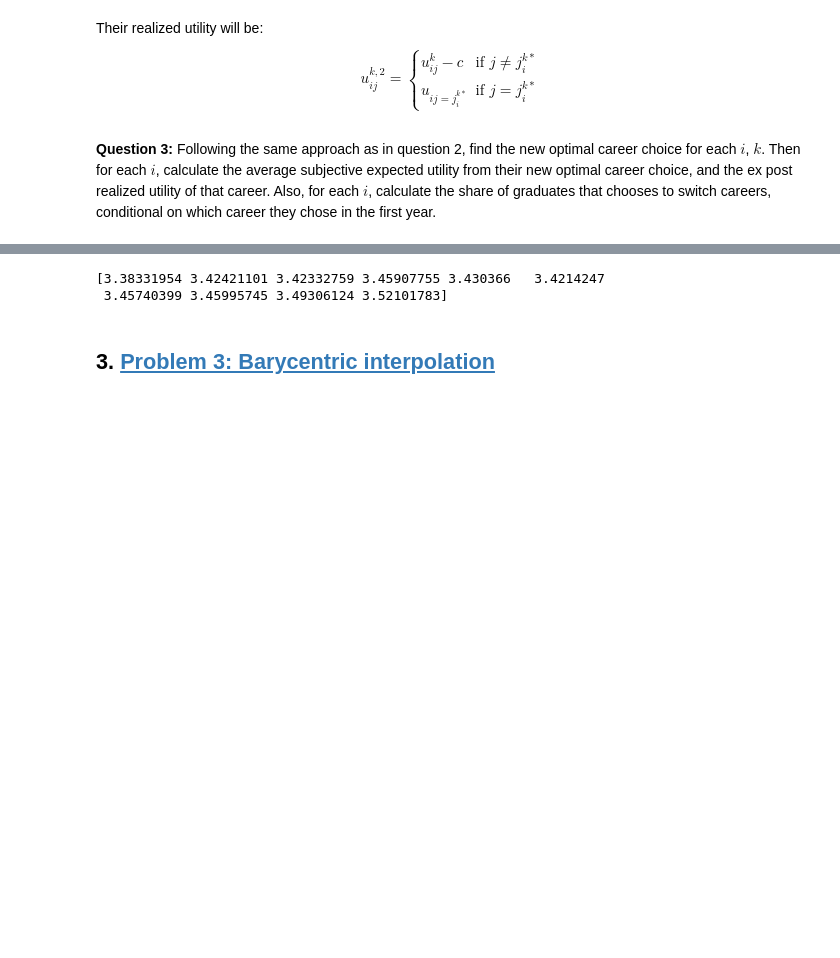
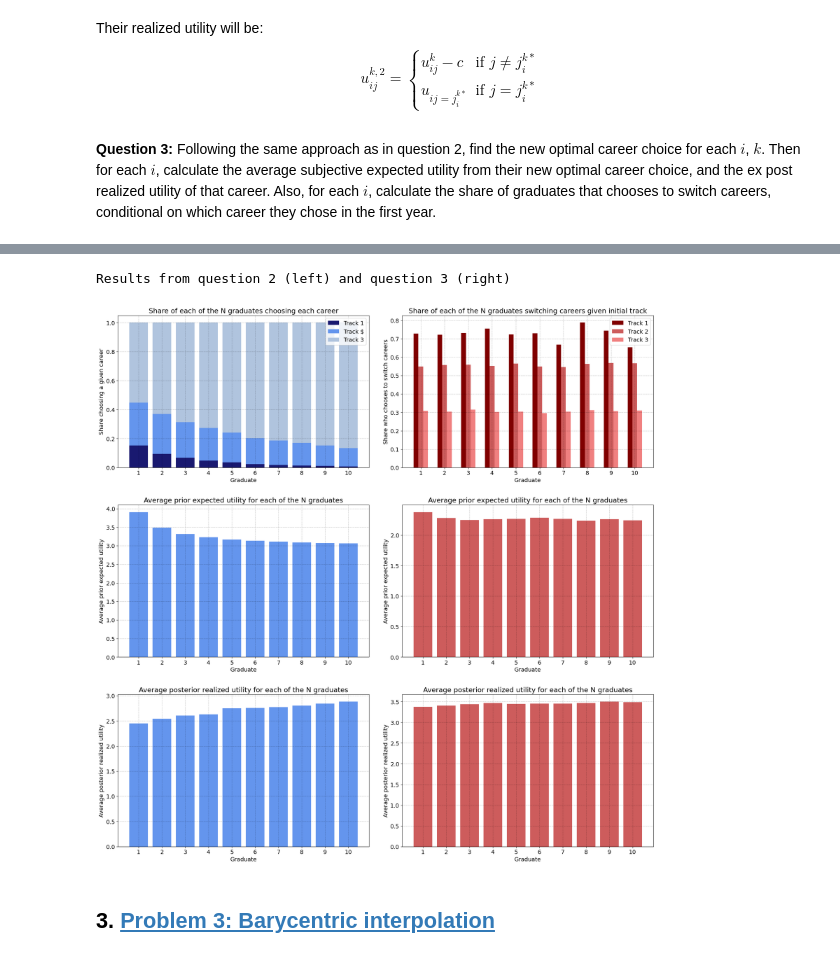
Before and after one commit to NumEconCopenhagen/projects-2024-flation, a Jupyter notebook: Examproject/exam_2024.ipynb, the cells around one changed output, grey strips where cells are left out. Saved outputs shown, nothing was run; the diff lists cells and outputs as text; code cells hidden in the pictures; blank space fills up the shorter version.

```diff
--- a/Examproject/exam_2024.ipynb
+++ b/Examproject/exam_2024.ipynb
@@ -230,8 +270,10 @@ For each graduate $i$.
 # %%
+# Allocate arrays for the simulation
 track_share = np.zeros([par.N,par.J])
 avg_prior = np.zeros(par.N)
 avg_post = np.zeros(par.N)
 
+# Iterate over the N graduates
 for i in par.F :
 
     # Simulate the career path of graduate i
@@ -240,11 +282,10 @@ for i in par.F :
     # Compute results
     track_share_i, avg_prior_i, avg_post_i = career.compute_results(simulation)
 
+    # Add the computed results to their corresponding array
     track_share[i-1] = track_share_i
     avg_prior[i-1] = avg_prior_i
     avg_post[i-1] = avg_post_i
 
-simulated_results = track_share, avg_prior, avg_post
-# print(f'For i = {i}: Share track 1 = {track_share[0]:.3f}, Share track 2 = {track_share[1]:.3f}, Share track 3 = {track_share[2]:.3f}, average subjective expected utility is {avg_sub_i[i-1]:.3f} and average ex post realized utility is {avg_ex_post_i[i-1]:.3f}')
-
-career.plot_results(simulated_results)
+# Save the results to be used for visualizing.
+simulated_results_q2 = track_share, avg_prior, avg_post
@@ -363,24 +318,28 @@ print(new_avg_ex_post_i)
 # %%
 change_share = np.zeros([par.N,par.J])
-avg_prior = np.zeros(par.N)
-avg_post = np.zeros(par.N)
+new_avg_prior = np.zeros(par.N)
+new_avg_post = np.zeros(par.N)
 
 for i in par.F :
 
     # Simulate the career path of graduate i
     simulation = sim_prev_track, sim_track, sim_prior, sim_post, change_each_track = career.simulate_career(i, allow_change = True)
 
     # Compute results
     change_share_i, avg_prior_i, avg_post_i = career.compute_results(simulation, allow_change = True)
 
     change_share[i-1] = change_share_i
-    avg_prior[i-1] = avg_prior_i
-    avg_post[i-1] = avg_post_i
+    new_avg_prior[i-1] = avg_prior_i
+    new_avg_post[i-1] = avg_post_i
 
-print(avg_post)
+simulated_results_q3 = change_share, new_avg_prior, new_avg_post
+
+career.plot_results(simulated_results_q2,simulated_results_q3)
+
+print('Results from question 2 (left) and question 3 (right):')
 # %% [output]
-[3.38331954 3.42421101 3.42332759 3.45907755 3.430366   3.4214247
- 3.45740399 3.45995745 3.49306124 3.52101783]
+Results from question 2 (left) and question 3 (right)
+[figure, added]
 # %% [markdown]
 ## 3. <a id='toc3_'></a>[Problem 3: Barycentric interpolation](#toc0_)
 # %% [markdown]
```
Also changed, not shown: parts of 29 cells of this notebook, 1 other file.
